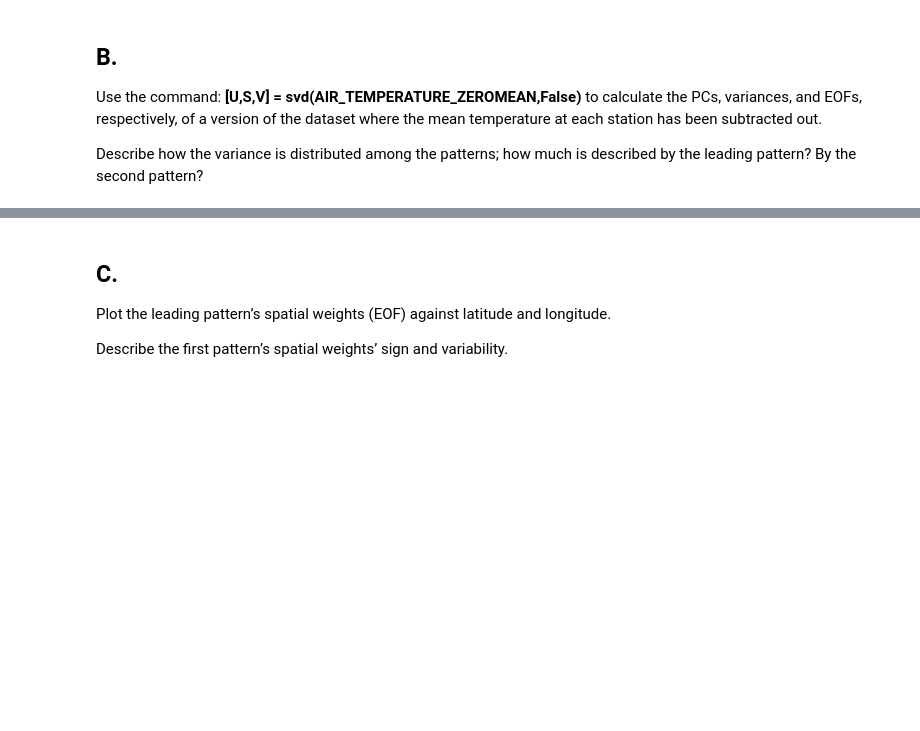
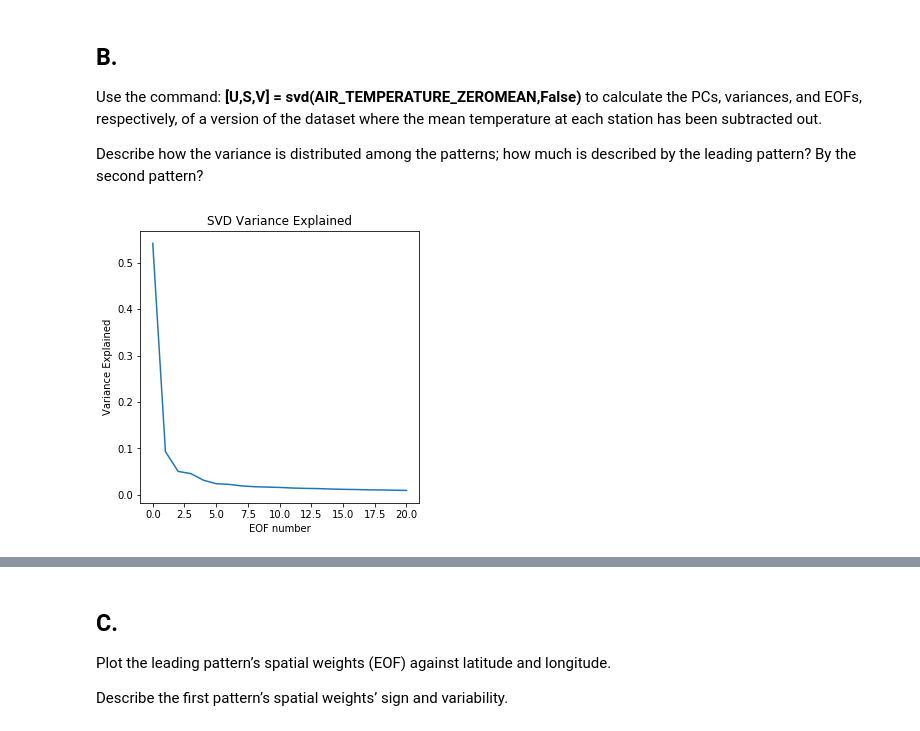
Before and after one commit to AzusaSayuri/UW-Data-analysis, a Jupyter notebook: HW8/Assignment8-XiminHu.ipynb, the cells around one changed output, grey strips where cells are left out. Saved outputs shown, nothing was run; the diff lists cells and outputs as text; code cells hidden in the pictures; blank space fills up the shorter version.

```diff
--- a/HW8/Assignment8-XiminHu.ipynb
+++ b/HW8/Assignment8-XiminHu.ipynb
@@ -64,0 +92,13 @@ Describe how the variance is distributed among the patterns; how much is describ
+# %%
+# SVD Variance Explained
+var_exp = np.full(21, np.nan);
+for i in range(21):
+    var_exp[i] = S[i]/np.sum(S[:]);
+# %%
+plt.figure(figsize=(5,5))
+plt.plot(var_exp)
+plt.xlabel('EOF number')
+plt.ylabel('Variance Explained')
+plt.title('SVD Variance Explained');
+# %% [output]
+[figure, added]
```
Also changed, not shown: parts of 23 cells of this notebook, 1 other file.
